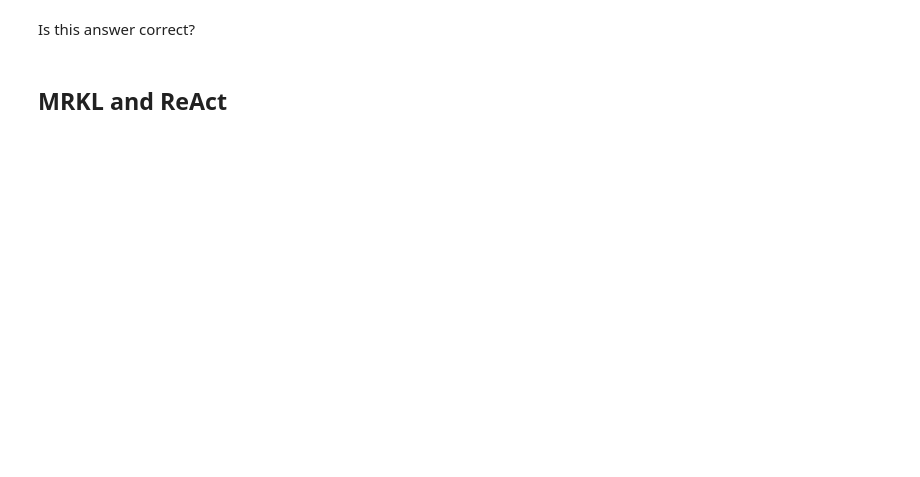
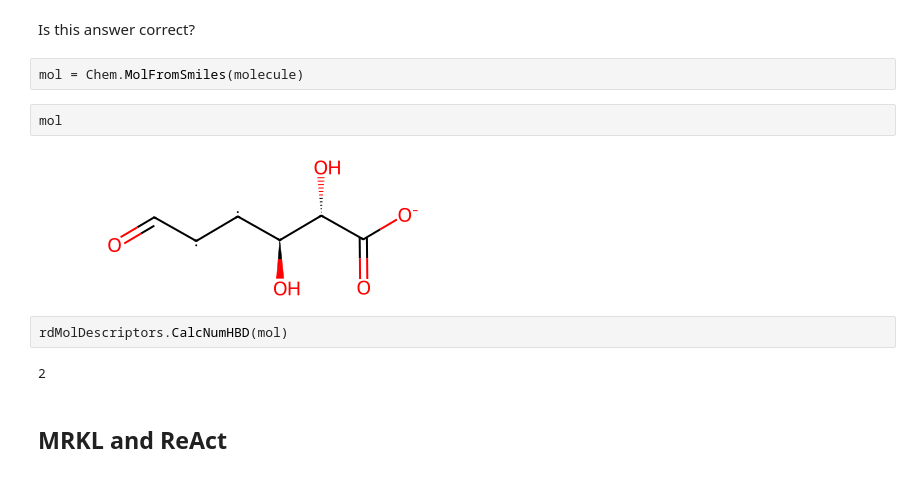
Before and after one commit to lamalab-org/llm-tutorial, a Jupyter notebook: llm-agent.ipynb, the cells around one changed output. Drawn from its saved outputs; the diff is of its cells as text; blank space fills up the shorter version.

```diff
--- a/llm-agent.ipynb
+++ b/llm-agent.ipynb
@@ -51,5 +51,15 @@ In the given molecule, there are three hydrogen bond donors. The three hydrogen
 # %% [markdown]
 Is this answer correct?
+# %%
+mol = Chem.MolFromSmiles(molecule)
+# %%
+mol
+# %% [output]
+[figure, added]
+# %%
+rdMolDescriptors.CalcNumHBD(mol)
+# %% [output]
+2
 # %% [markdown]
 ## MRKL and ReAct
 # %% [markdown]
```
Also changed, not shown: parts of 10 cells of this notebook, 1 other file.
